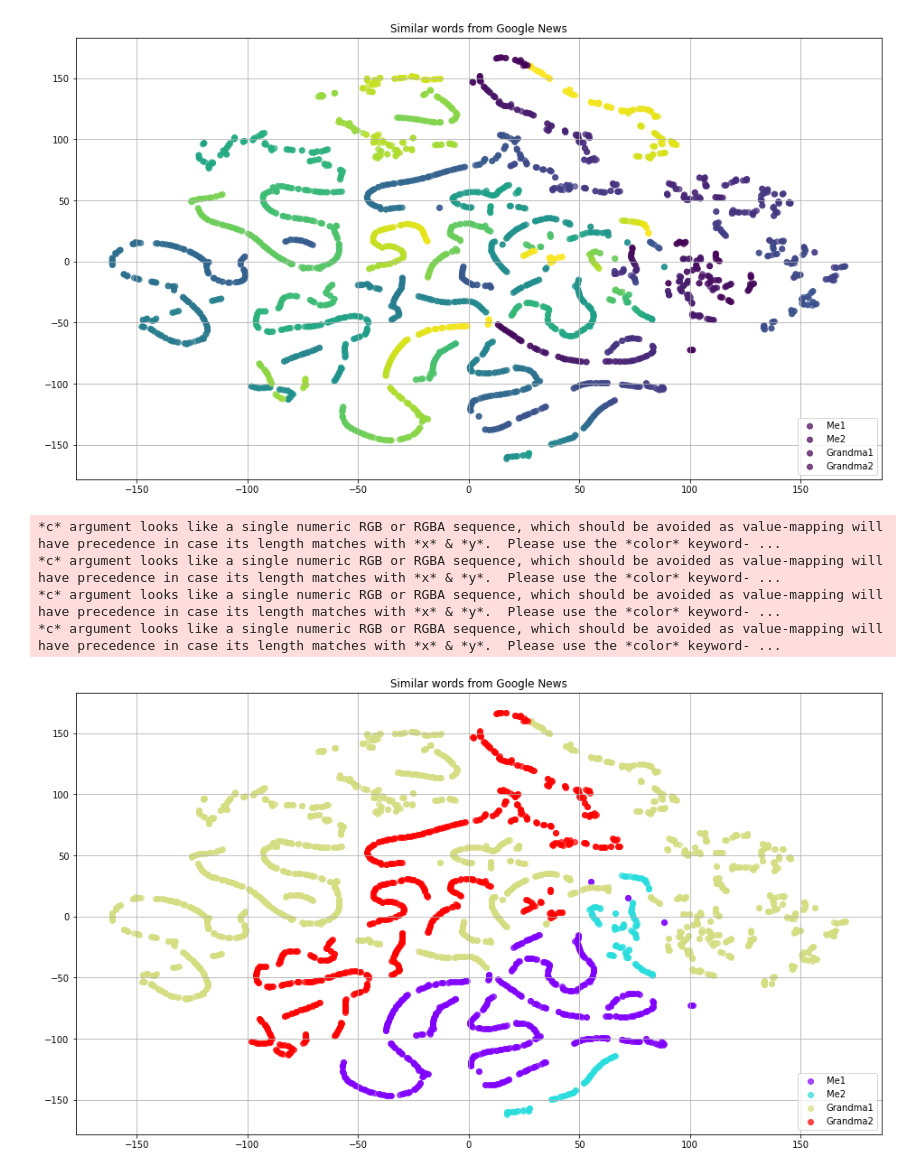
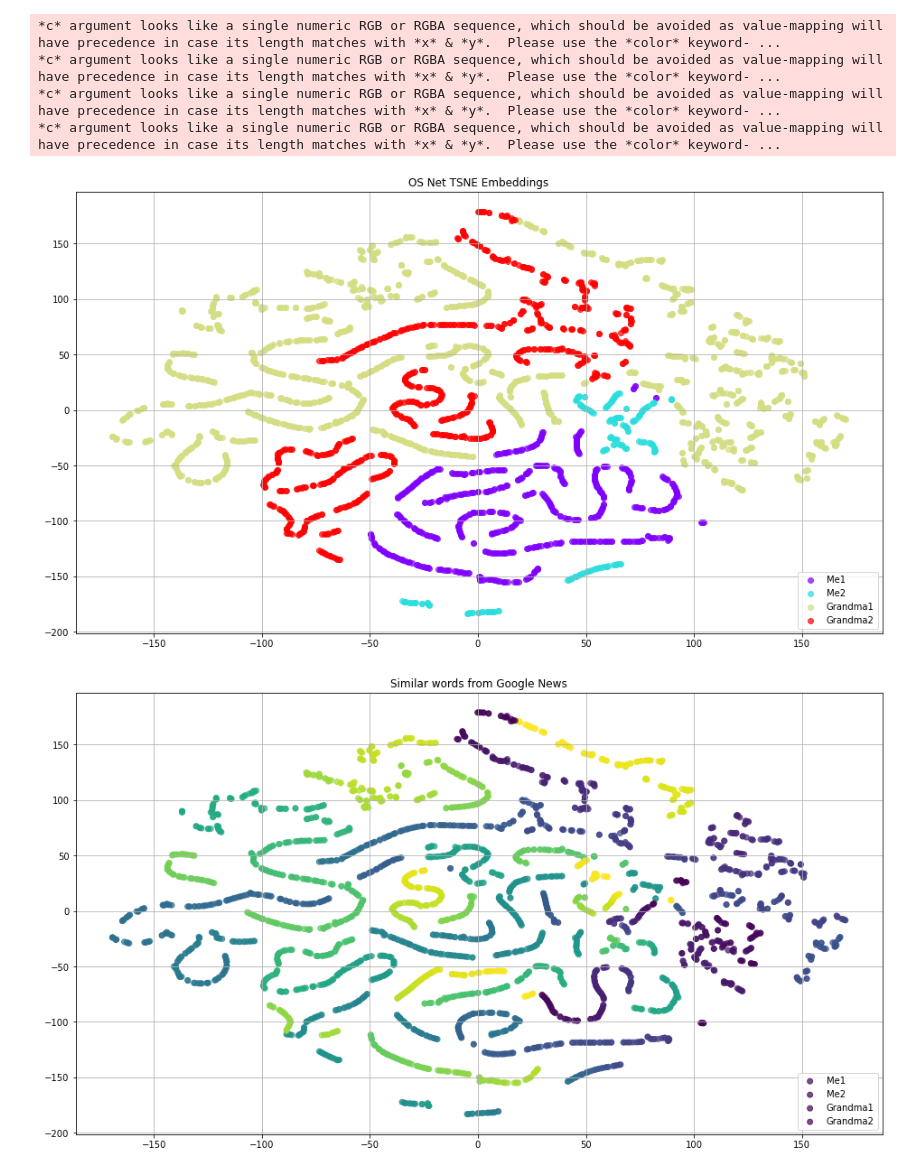
Before and after one commit to NWalker4483/SmartCampus, a Jupyter notebook: Untitled.ipynb, the cells around one changed output. Saved outputs shown, nothing was run; the diff lists cells and outputs as text; code cells hidden in the pictures.

```diff
--- a/Untitled.ipynb
+++ b/Untitled.ipynb
@@ -53,7 +77,7 @@ from sklearn.manifold import TSNE
 import numpy as np
 
 embedding_clusters = np.array(embedding_clusters)
-tsne_model_en_2d = TSNE(perplexity=5, n_components=2, init='pca', n_iter=2500)
+tsne_model_en_2d = TSNE(perplexity=4, n_components=2, init='pca', n_iter=2500)
 
 embeddings_en_2d = np.array(tsne_model_en_2d.fit_transform(np.concatenate([*embedding_clusters])))
 
@@ -64,12 +88,12 @@ temp[1] = embeddings_en_2d[630:812]
 temp[2] = embeddings_en_2d[812:812+1521]
 temp[3] = embeddings_en_2d[812+1521:]
 
-temp2 = [[],[],[],[]]
-temp2[0] = frame_nums[0][:630]
-temp2[1] = frame_nums[0][630:]
+# temp2 = [[],[],[],[]]
+# temp2[0] = frame_nums[0][:630]
+# temp2[1] = frame_nums[0][630:]
 
-temp2[2] = frame_nums[:1521]
-temp2[3] = frame_nums[1521:]
+# temp2[2] = frame_nums[:1521]
+# temp2[3] = frame_nums[1521:]
 
-frame_nums_2 = temp2
+# frame_nums_2 = temp2
 embeddings_en_2d = temp
@@ -101,14 +100,14 @@ def tsne_plot_similar_words(title, labels, embedding_clusters, a, filename=None,
 # %%
-tsne_plot_similar_words('Similar words from Google News', ["Me1","Me2", "Grandma1","Grandma2"], embeddings_en_2d, 0.7,
-                        'similar_words.png')
+tsne_plot_similar_words('OS Net TSNE Embeddings', ["Me1","Me2", "Grandma1","Grandma2"], embeddings_en_2d, 0.7,
+                        'similar_words.png', False)
 # %% [output]
+*c* argument looks like a single numeric RGB or RGBA sequence, which should be avoided as value-mapping will have precedence in case its length matches with *x* & *y*.  Please use the *color* keyword- ...
+*c* argument looks like a single numeric RGB or RGBA sequence, which should be avoided as value-mapping will have precedence in case its length matches with *x* & *y*.  Please use the *color* keyword- ...
+*c* argument looks like a single numeric RGB or RGBA sequence, which should be avoided as value-mapping will have precedence in case its length matches with *x* & *y*.  Please use the *color* keyword- ...
+*c* argument looks like a single numeric RGB or RGBA sequence, which should be avoided as value-mapping will have precedence in case its length matches with *x* & *y*.  Please use the *color* keyword- ...
-[figure, old version]
+[figure, new version]
 # %%
 tsne_plot_similar_words('Similar words from Google News', ["Me1","Me2", "Grandma1","Grandma2"], embeddings_en_2d, 0.7,
-                        'similar_words.png', False)
+                        'similar_words.png', True)
 # %% [output]
-*c* argument looks like a single numeric RGB or RGBA sequence, which should be avoided as value-mapping will have precedence in case its length matches with *x* & *y*.  Please use the *color* keyword- ...
-*c* argument looks like a single numeric RGB or RGBA sequence, which should be avoided as value-mapping will have precedence in case its length matches with *x* & *y*.  Please use the *color* keyword- ...
-*c* argument looks like a single numeric RGB or RGBA sequence, which should be avoided as value-mapping will have precedence in case its length matches with *x* & *y*.  Please use the *color* keyword- ...
-*c* argument looks like a single numeric RGB or RGBA sequence, which should be avoided as value-mapping will have precedence in case its length matches with *x* & *y*.  Please use the *color* keyword- ...
-[figure, old version]
+[figure, new version]
```
Also changed, not shown: parts of 5 cells of this notebook, 47 other files.
